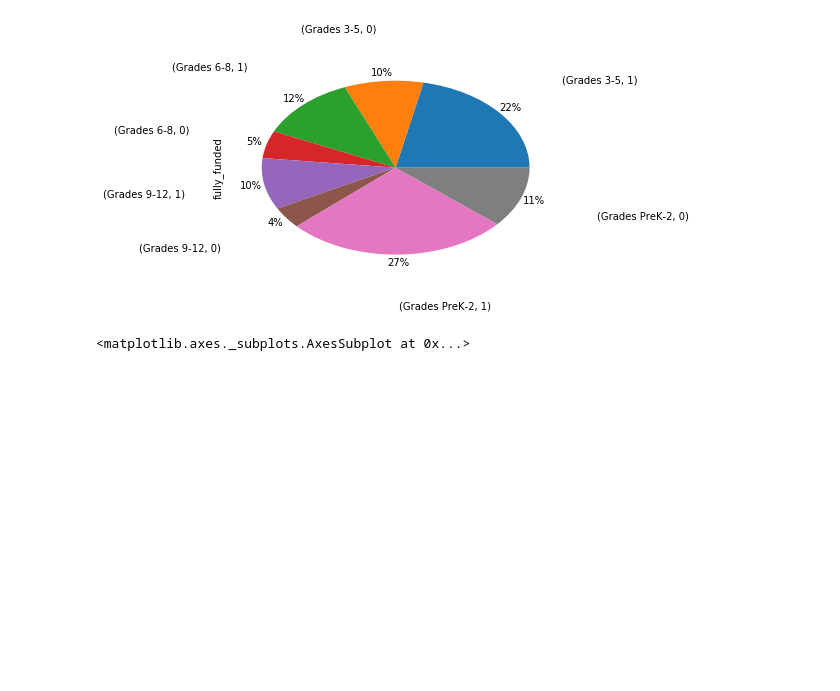
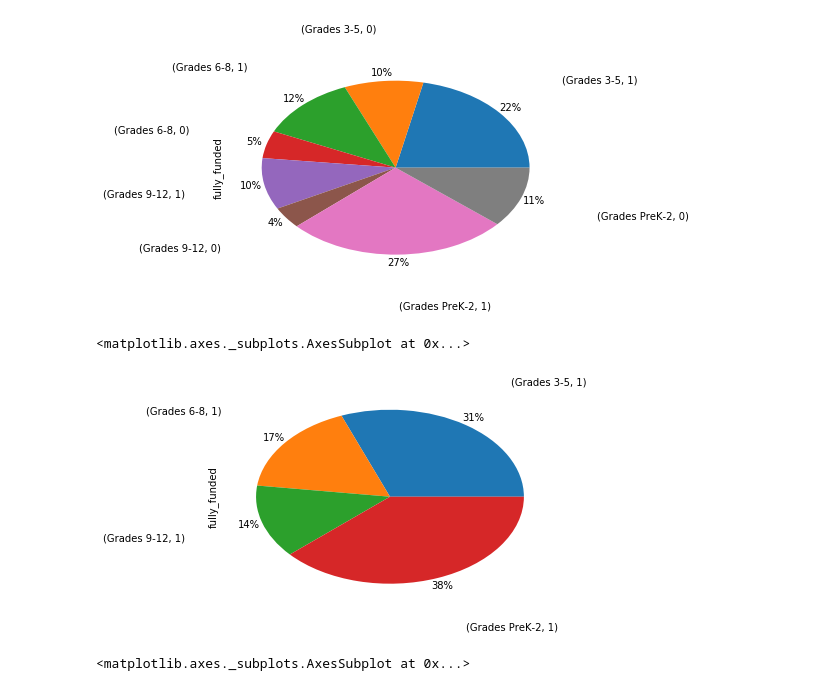
Before and after one commit to sghoseWI/Machine-Learning, a Jupyter notebook: HW3/ML Exploration.ipynb, the cells around one changed output. Cells and saved outputs as stored; diff of their text form; code cells hidden in the pictures; blank space fills up the shorter version.

```diff
--- a/HW3/ML Exploration.ipynb
+++ b/HW3/ML Exploration.ipynb
@@ -170,3 +172,5 @@ print(non_binary_categoricals)
+# %%
+fully_funded_df = mlf.filter_df_by_equality(relevant_df, 'fully_funded', 1)
 # %% [markdown]
 # Explore fully_funded, grouped by other variables
 # %%
@@ -257,6 +267,13 @@ relevant_df.groupby('grade_level')['fully_funded'].value_counts().plot(kind='pie
 # %% [output]
 <matplotlib.axes._subplots.AxesSubplot at 0x...>
 [figure]
+# %%
+#Note: Grades preK-2 was the largest group of fully funded projects
+
+fully_funded_df.groupby('grade_level')['fully_funded'].value_counts().plot(kind='pie', autopct='%1.0f%%', pctdistance=1.1, labeldistance=1.6)
+# %% [output]
+<matplotlib.axes._subplots.AxesSubplot at 0x...>
+[figure, added]
 # %%
 relevant_df.groupby('poverty_level')['fully_funded'].value_counts().plot(kind='pie', autopct='%1.0f%%', pctdistance=1.2, labeldistance=1.5)
 # %% [output]
```
Also changed, not shown: parts of 7 cells of this notebook, 1 other file.
